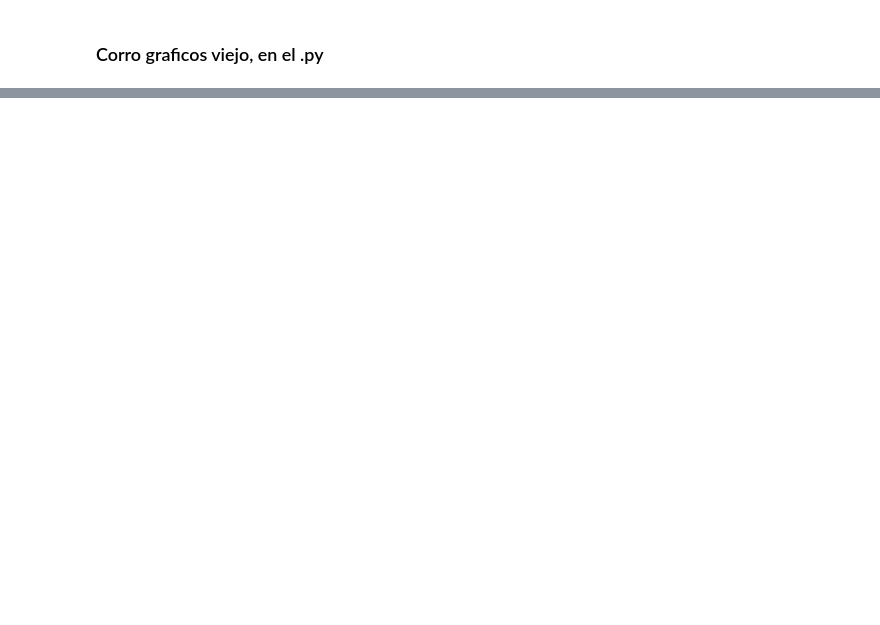
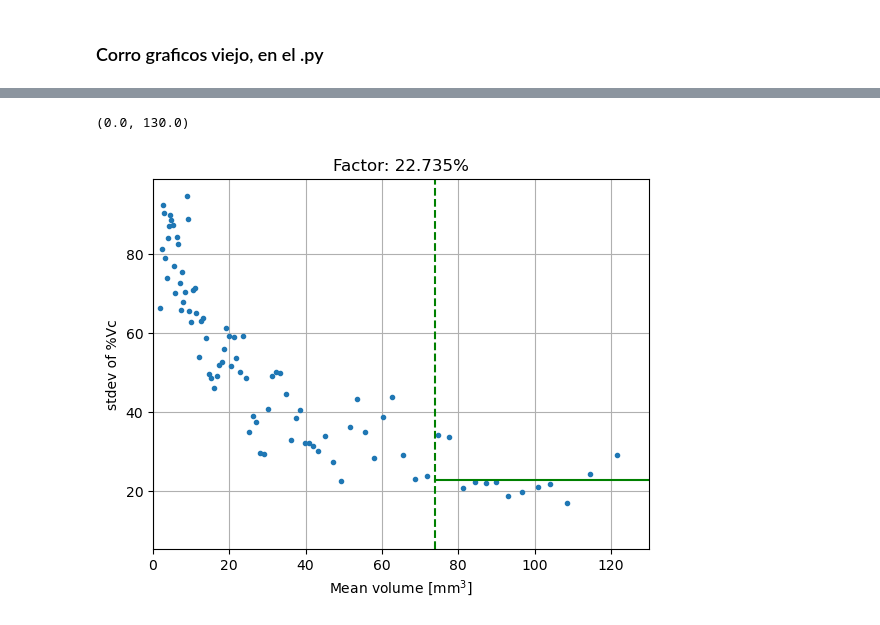
Before and after one commit to diegoshalom/entelai_threshold_finetuning, a Jupyter notebook: notebooks/dataset 6x4.ipynb, the cells around one changed output, grey strips where cells are left out. Cells and saved outputs as stored; diff of their text form; code cells hidden in the pictures; blank space fills up the shorter version.

```diff
--- a/notebooks/dataset 6x4.ipynb
+++ b/notebooks/dataset 6x4.ipynb
@@ -702,0 +812,19 @@ print('val1 = %g%% \nval2 = %g%%'%(value1*100,value2*100))
+# %%
+
+
+###########################################
+### Armo tabla sd(%Vc) small/large
+
+tabla=[]
+for umbral in [10,20,30,40,48,50,65,100,200,300,400,500,1000]:
+    # umbral = 50
+    data1 = [val[1] for val in zip(vp,dvp) if val[0]<=umbral]
+    sd1 = np.std(data1)
+    data2 = [val[1] for val in zip(vp,dvp) if val[0]>umbral]
+    sd2 = np.std(data2)
+    print("%d %2.4f (%d) %2.4f (%d)"%(umbral,sd1,len(data1),sd2,len(data2)))
+    tabla.append({'thres':umbral,'sd1':sd1,'n1':len(data1),'sd2':sd2,'n2':len(data2)})
+
+umbral = 65
+tablaumbral = [item for item in tabla if item['thres']==umbral ][0]
+tablaumbral
@@ -702,0 +914,39 @@ print('val1 = %g%% \nval2 = %g%%'%(value1*100,value2*100))
+# %%
+
+plt.figure(101)
+ventana = 50
+nventanas = 100
+x=np.zeros(nventanas)
+x[:] = np.nan
+y=np.zeros(nventanas)
+x[:] = np.nan
+for i in range(nventanas):
+    desde = int(i*np.floor((len(vp)-ventana)/nventanas))
+    hasta = desde + ventana
+    x[i] = np.mean(vp[desde:hasta])
+    y[i] = np.std(dvp[desde:hasta])
+
+maxx = max(x)*1.05
+plt.plot(x,y,'.',label='data')
+x = np.linspace(0,maxx,1000)
+
+
+
+sd1 = tablaumbral['sd1']
+# plt.plot([0,umbral],[sd1, sd1],'g')
+sd2 = tablaumbral['sd2']
+plt.plot([umbral,maxx],[sd2,sd2],'g')
+ylim = plt.ylim()
+plt.plot([umbral,umbral],plt.ylim(),'--g')
+plt.ylim(ylim)
+
+plt.xlabel('Mean volume [mm$^3$]')
+plt.ylabel('stdev of %Vc')
+plt.grid(True)
+plt.xlim([0 ,maxx])
+plt.title('Factor: %2.3f%%'%(sd2))
+#####################################
+plt.xlim([0,130])
+# %% [output]
+(0.0, 130.0)
+[figure, added]
```
Also changed, not shown: parts of 21 cells of this notebook, 4 other files.
